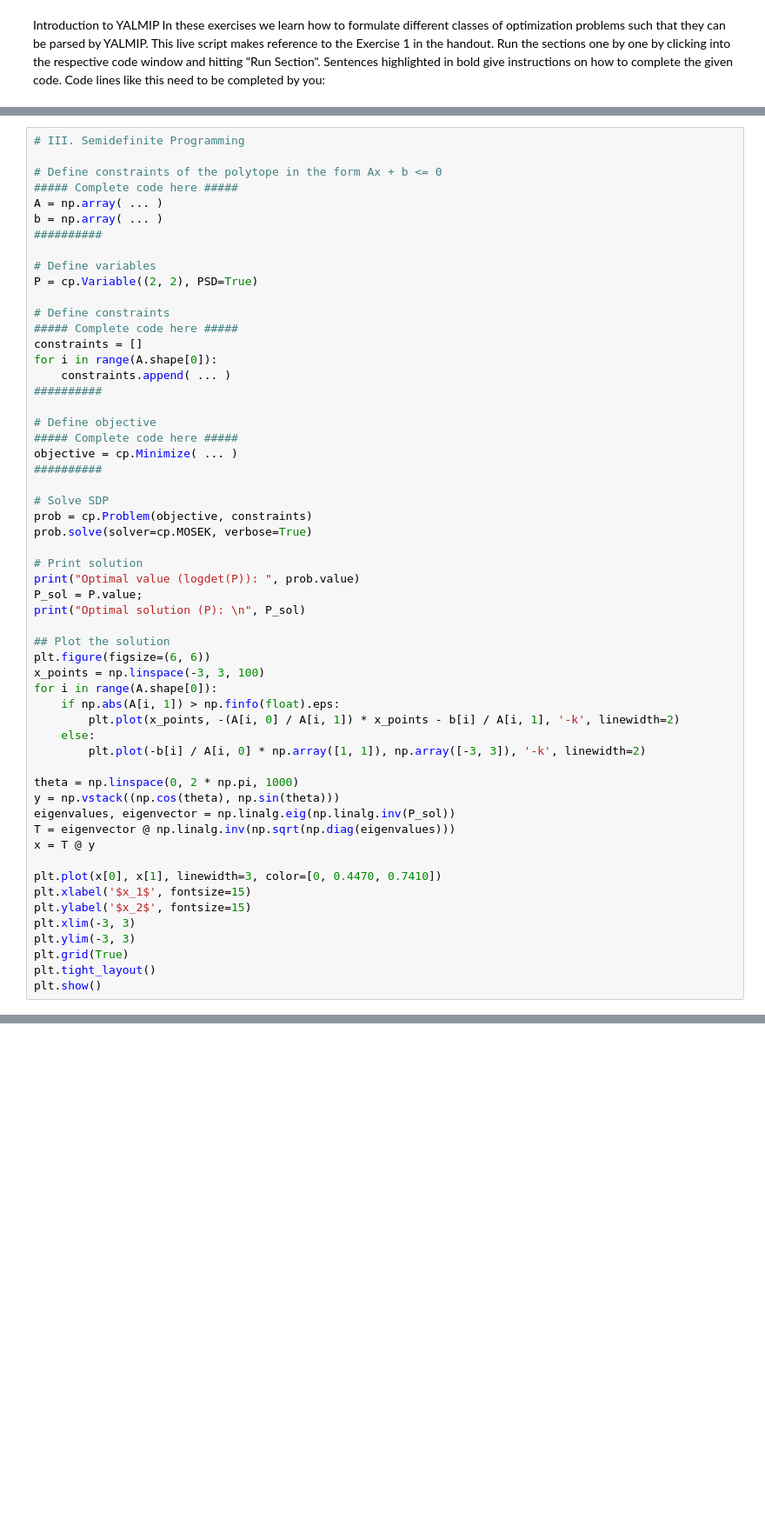
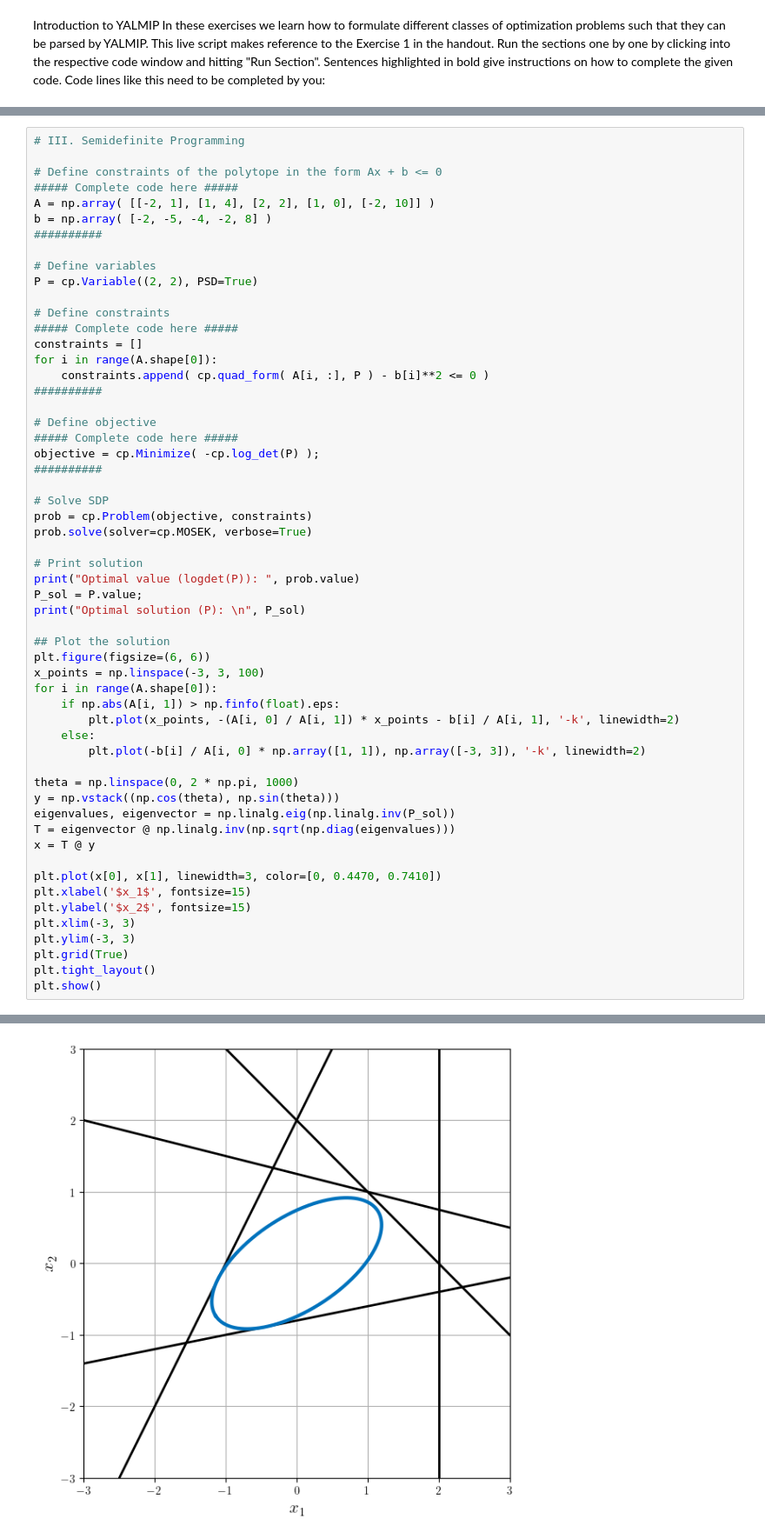
Before and after one commit to tychobrouwer/4DM20-engineering-optimization, a Jupyter notebook: ComputerAssignment2_python/Assignment2_1.ipynb, the cells around one changed output, grey strips where cells are left out. Shown: that part at 87% size. Cells and saved outputs as stored; diff of their text form; blank space fills up the shorter version.

```diff
--- a/ComputerAssignment2_python/Assignment2_1.ipynb
+++ b/ComputerAssignment2_python/Assignment2_1.ipynb
@@ -122,8 +162,8 @@ plt.show()
 
 # Define constraints of the polytope in the form Ax + b <= 0
 ##### Complete code here #####
-A = np.array( ... )
-b = np.array( ... )
+A = np.array( [[-2, 1], [1, 4], [2, 2], [1, 0], [-2, 10]] )
+b = np.array( [-2, -5, -4, -2, 8] )
 ##########
 
 # Define variables
@@ -133,12 +173,12 @@ P = cp.Variable((2, 2), PSD=True)
 ##### Complete code here #####
 constraints = []
 for i in range(A.shape[0]):
-    constraints.append( ... )
+    constraints.append( cp.quad_form( A[i, :], P ) - b[i]**2 <= 0 )
 ##########
 
 # Define objective
 ##### Complete code here #####
-objective = cp.Minimize( ... )
+objective = cp.Minimize( -cp.log_det(P) );
 ##########
 
 # Solve SDP
@@ -173,3 +213,4 @@ plt.ylim(-3, 3)
 plt.grid(True)
 plt.tight_layout()
 plt.show()
+# %% [output]
@@ -176,3 +234,4 @@ plt.show()
+[figure, added]
 # %%
 # IV. Conic Programming
 
```
Also changed, not shown: parts of 6 cells of this notebook, 6 other files.
